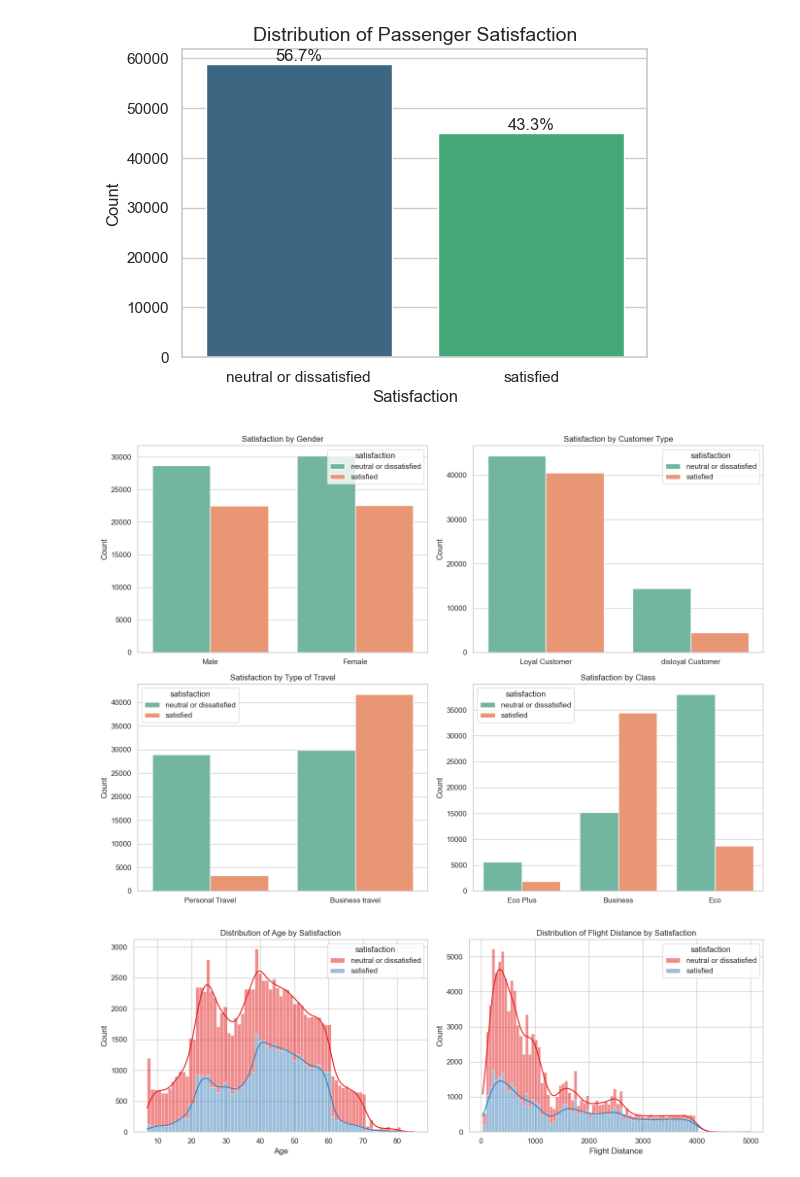
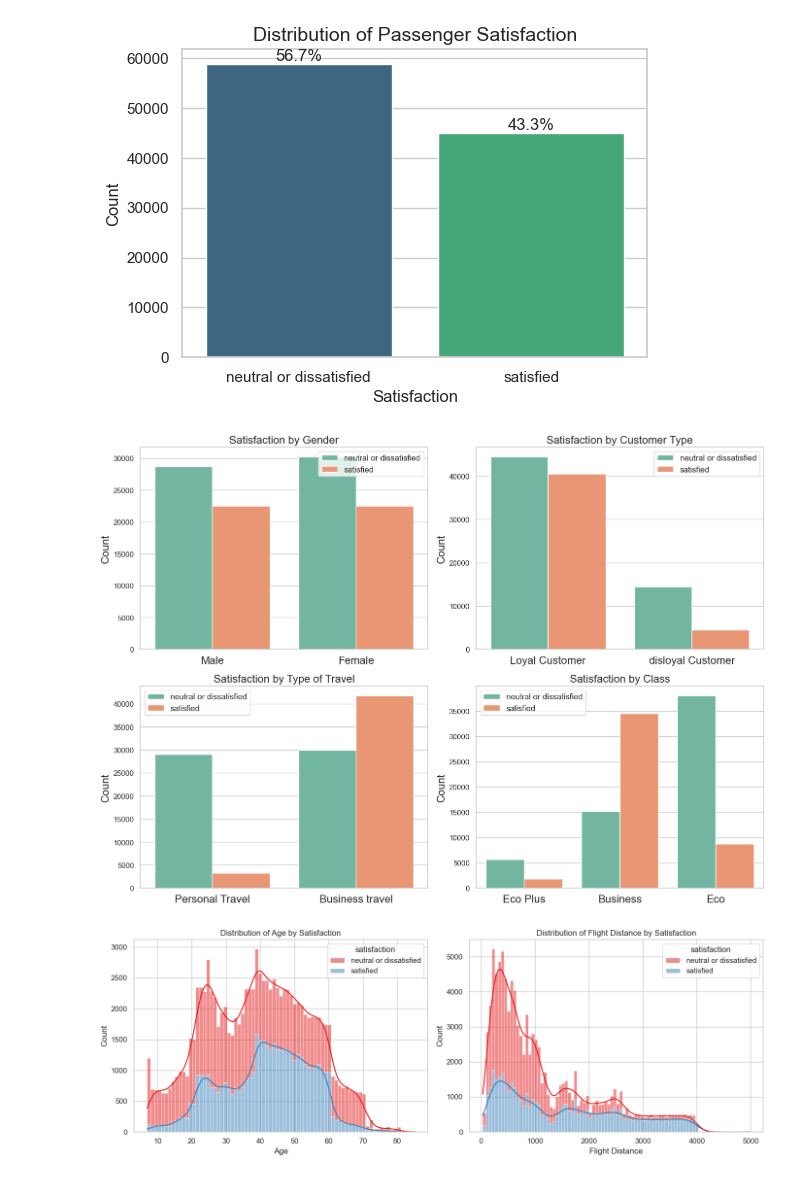
Before and after one commit to 1javid/ml_pr_2, a Jupyter notebook: projecttwin.ipynb, the cells around one changed output. Drawn from its saved outputs; the diff is of its cells as text; code cells hidden in the pictures.

```diff
--- a/projecttwin.ipynb
+++ b/projecttwin.ipynb
@@ -96,19 +96,21 @@ plt.show()
 # %%
 categorical_cols = ['Gender', 'Customer Type', 'Type of Travel', 'Class']
 
 fig, axes = plt.subplots(2, 2, figsize=(14, 10))
 axes = axes.flatten()
 
 for i, col in enumerate(categorical_cols):
     sns.countplot(data=df_train, x=col, hue='satisfaction', palette='Set2', ax=axes[i])
-    axes[i].set_title(f'Satisfaction by {col}', fontsize=12)
+    axes[i].set_title(f'Satisfaction by {col}', fontsize=16)
     axes[i].set_xlabel('')
-    axes[i].set_ylabel('Count')
+    axes[i].set_xticklabels(axes[i].get_xticklabels(), fontsize=16)
+    axes[i].set_ylabel('Count', fontsize=16)
+    axes[i].legend(fontsize=12)
 
 plt.tight_layout()
 plt.show()
 # %% [output]
-[figure, old version]
+[figure, new version]
 # %%
 continuous_cols = ['Age', 'Flight Distance']
 
```
Also changed, not shown: parts of 9 cells of this notebook, 8 other files.
